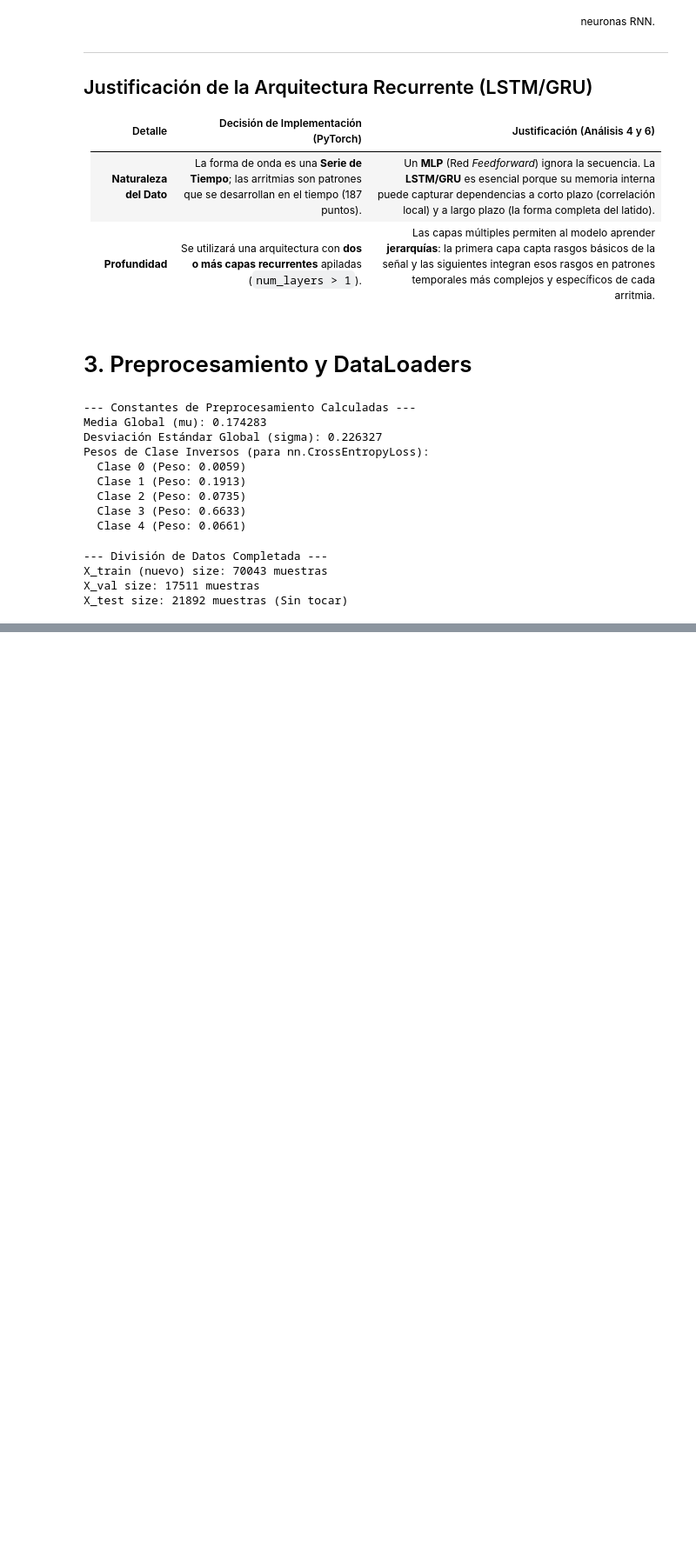
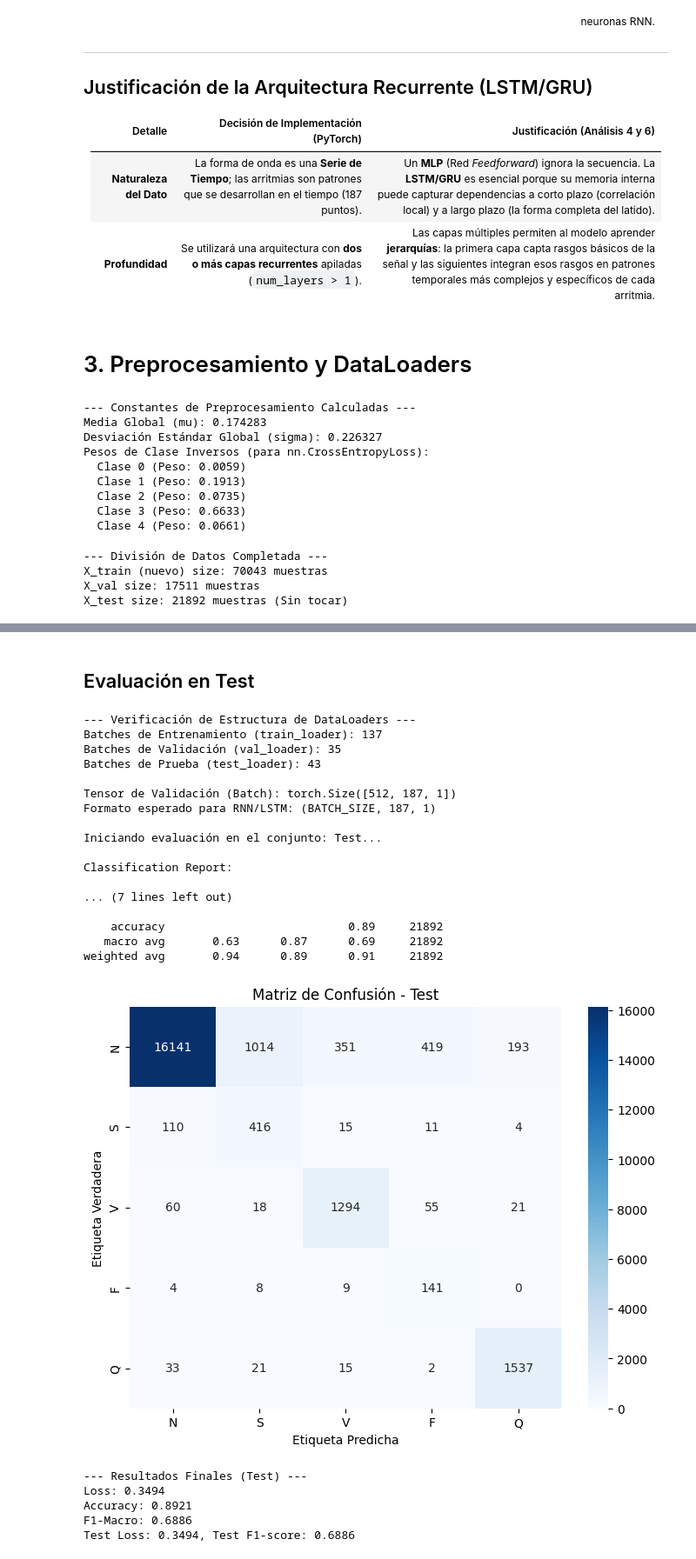
Before and after one commit to kidnixt/heartbeat, a Jupyter notebook: heartbeat.ipynb, the cells around one changed output, grey strips where cells are left out. Shown at 87% size. Drawn from its saved outputs; the diff is of its cells as text; code cells hidden in the pictures; blank space fills up the shorter version.

```diff
--- a/heartbeat.ipynb
+++ b/heartbeat.ipynb
@@ -395,0 +414,2 @@ Formato esperado para RNN/LSTM: (BATCH_SIZE, 187, 1)
+# %%
+train_loader, val_loader, test_loader = get_dataloaders()
@@ -731,0 +990,46 @@ Resultado en Conjunto de Prueba:
+# %% [markdown]
+## Evaluación en Test
+# %%
+from types import SimpleNamespace
+best_model_path = "1_best_models/best_lstm_baseline_model.pth"
+
+#load model
+config_dict = {"dropout_rate": 0.3, "weight_decay": 0.0001,
+               "optimizer": "Adam", "lr": 0.001879908830170654,
+               "input_size": 1, "hidden_size": 64,
+               "num_layers": 3, "batch_size": 512,
+               "momentum": 0.9, "grad_clip": 5.0}
+config_obj = SimpleNamespace(**config_dict)
+model = build_ecg_lstm(config_obj)
+model.load_state_dict(torch.load(best_model_path, map_location=device))
+model = model.to(device)
+
+
+_, _, test_loader = get_dataloaders(batch_size=config_obj.batch_size, num_workers=0)
+
+results_sweep_lstm = evaluate_model(model, test_loader, device)
+print(f"Test Loss: {results_sweep_lstm['Test_loss']:.4f}, Test F1-score: {results_sweep_lstm['Test_f1_macro']:.4f}")
+# %% [output]
+--- Verificación de Estructura de DataLoaders ---
+Batches de Entrenamiento (train_loader): 137
+Batches de Validación (val_loader): 35
+Batches de Prueba (test_loader): 43
+
+Tensor de Validación (Batch): torch.Size([512, 187, 1])
+Formato esperado para RNN/LSTM: (BATCH_SIZE, 187, 1)
+
+Iniciando evaluación en el conjunto: Test...
+
+Classification Report:
+
+... (7 lines left out)
+
+    accuracy                           0.89     21892
+   macro avg       0.63      0.87      0.69     21892
+weighted avg       0.94      0.89      0.91     21892
+[figure, added]
+--- Resultados Finales (Test) ---
+Loss: 0.3494
+Accuracy: 0.8921
+F1-Macro: 0.6886
+Test Loss: 0.3494, Test F1-score: 0.6886
```
Also changed, not shown: parts of 55 cells of this notebook, 6 other files.
